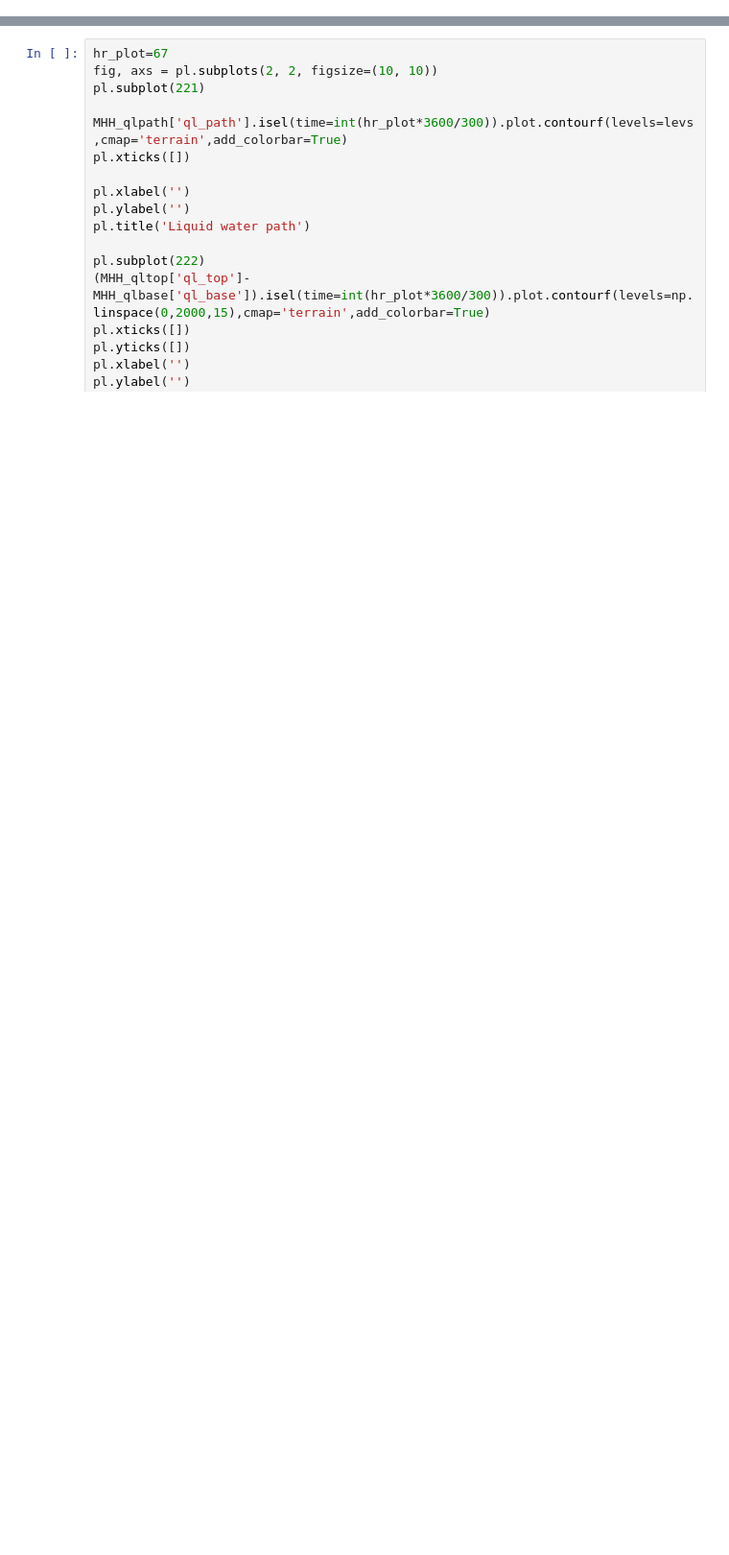
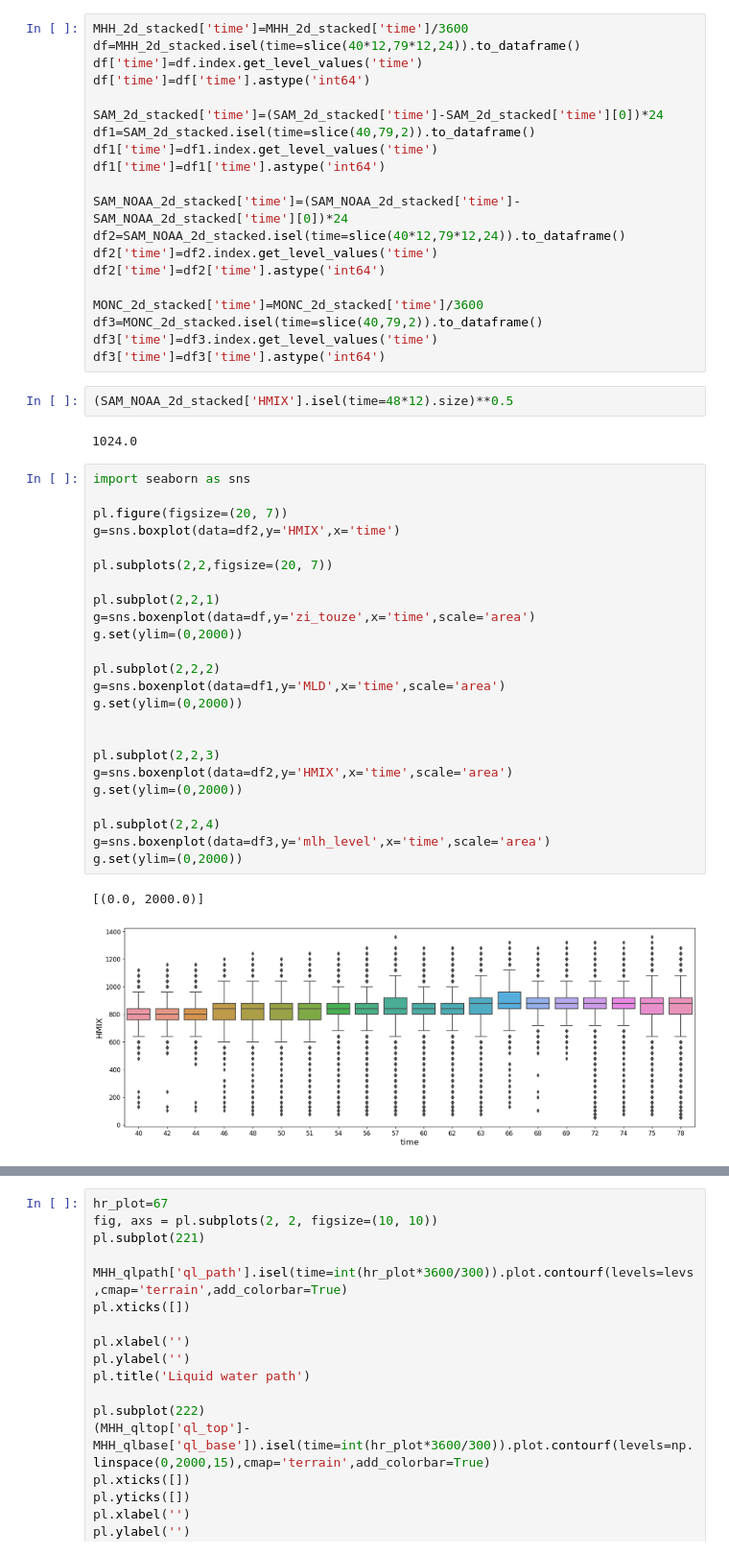
Before and after one commit to girishnigamanth/python_files, a Jupyter notebook: EUREC4A/cloud_2d_plots.ipynb, the cells around one changed output, grey strips where cells are left out. Shown at 96% size. Drawn from its saved outputs; the diff is of its cells as text; blank space fills up the shorter version.

```diff
--- a/EUREC4A/cloud_2d_plots.ipynb
+++ b/EUREC4A/cloud_2d_plots.ipynb
@@ -28,3 +35,54 @@ DALES_2d['lwp']=DALES_2d['lwp'].where(DALES_2d['lwp']>1e-3,np.nan)
 
 #pl.figure(figsize=(7, 7))
 #SAM_NOAA_2d['HMIX'].isel(time=int(65*3600/1800)).transpose().plot.contourf()
+# %%
+MHH_2d_stacked['time']=MHH_2d_stacked['time']/3600
+df=MHH_2d_stacked.isel(time=slice(40*12,79*12,24)).to_dataframe()
+df['time']=df.index.get_level_values('time')
+df['time']=df['time'].astype('int64')
+
+SAM_2d_stacked['time']=(SAM_2d_stacked['time']-SAM_2d_stacked['time'][0])*24
+df1=SAM_2d_stacked.isel(time=slice(40,79,2)).to_dataframe()
+df1['time']=df1.index.get_level_values('time')
+df1['time']=df1['time'].astype('int64')
+
+SAM_NOAA_2d_stacked['time']=(SAM_NOAA_2d_stacked['time']-SAM_NOAA_2d_stacked['time'][0])*24
+df2=SAM_NOAA_2d_stacked.isel(time=slice(40*12,79*12,24)).to_dataframe()
+df2['time']=df2.index.get_level_values('time')
+df2['time']=df2['time'].astype('int64')
+
+MONC_2d_stacked['time']=MONC_2d_stacked['time']/3600
+df3=MONC_2d_stacked.isel(time=slice(40,79,2)).to_dataframe()
+df3['time']=df3.index.get_level_values('time')
+df3['time']=df3['time'].astype('int64')
+# %%
+(SAM_NOAA_2d_stacked['HMIX'].isel(time=48*12).size)**0.5
+# %% [output]
+1024.0
+# %%
+import seaborn as sns
+
+pl.figure(figsize=(20, 7))
+g=sns.boxplot(data=df2,y='HMIX',x='time')
+
+pl.subplots(2,2,figsize=(20, 7))
+
+pl.subplot(2,2,1)
+g=sns.boxenplot(data=df,y='zi_touze',x='time',scale='area')
+g.set(ylim=(0,2000))
+
+pl.subplot(2,2,2)
+g=sns.boxenplot(data=df1,y='MLD',x='time',scale='area')
+g.set(ylim=(0,2000))
+
+
+pl.subplot(2,2,3)
+g=sns.boxenplot(data=df2,y='HMIX',x='time',scale='area')
+g.set(ylim=(0,2000))
+
+pl.subplot(2,2,4)
+g=sns.boxenplot(data=df3,y='mlh_level',x='time',scale='area')
+g.set(ylim=(0,2000))
+# %% [output]
+[(0.0, 2000.0)]
+[figure, added]
```
Also changed, not shown: parts of 8 cells of this notebook, 9 other files.
